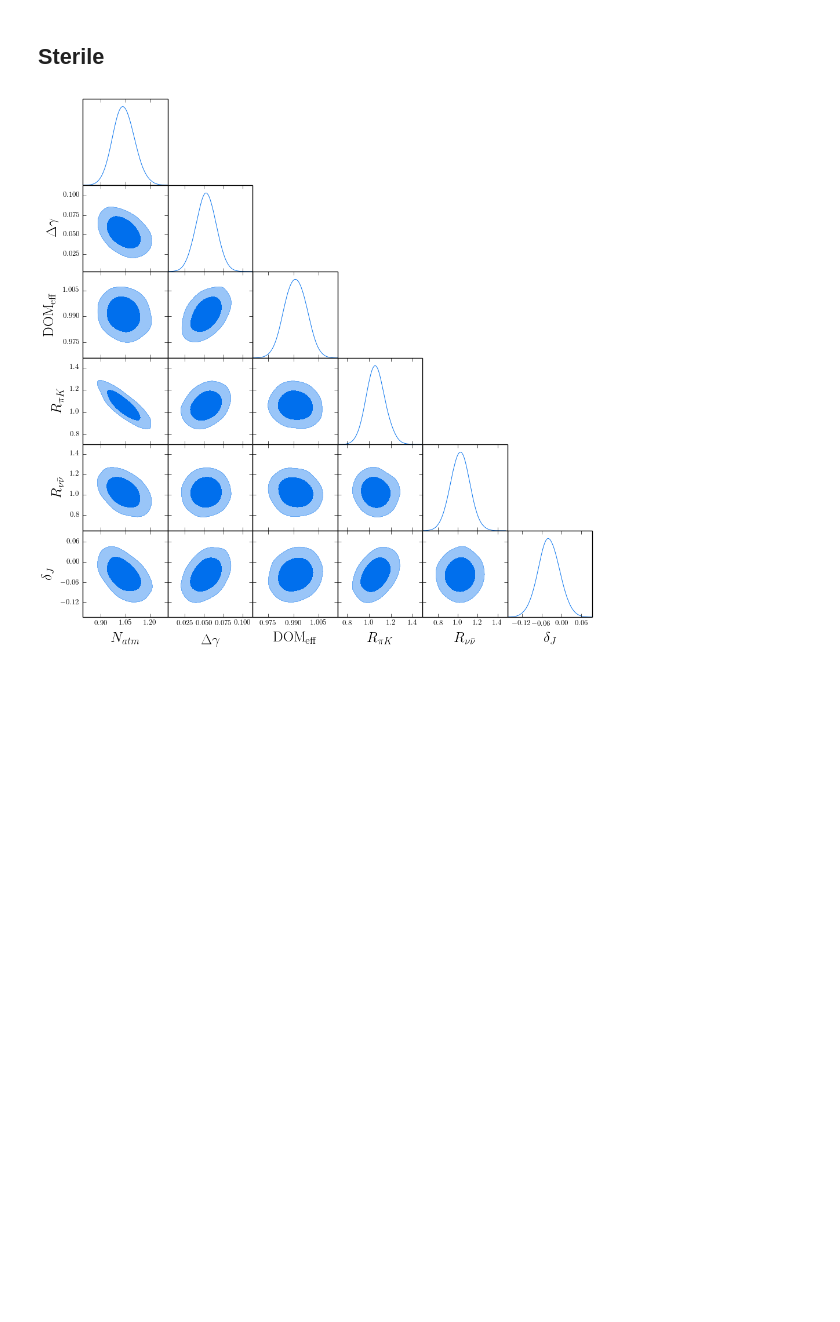
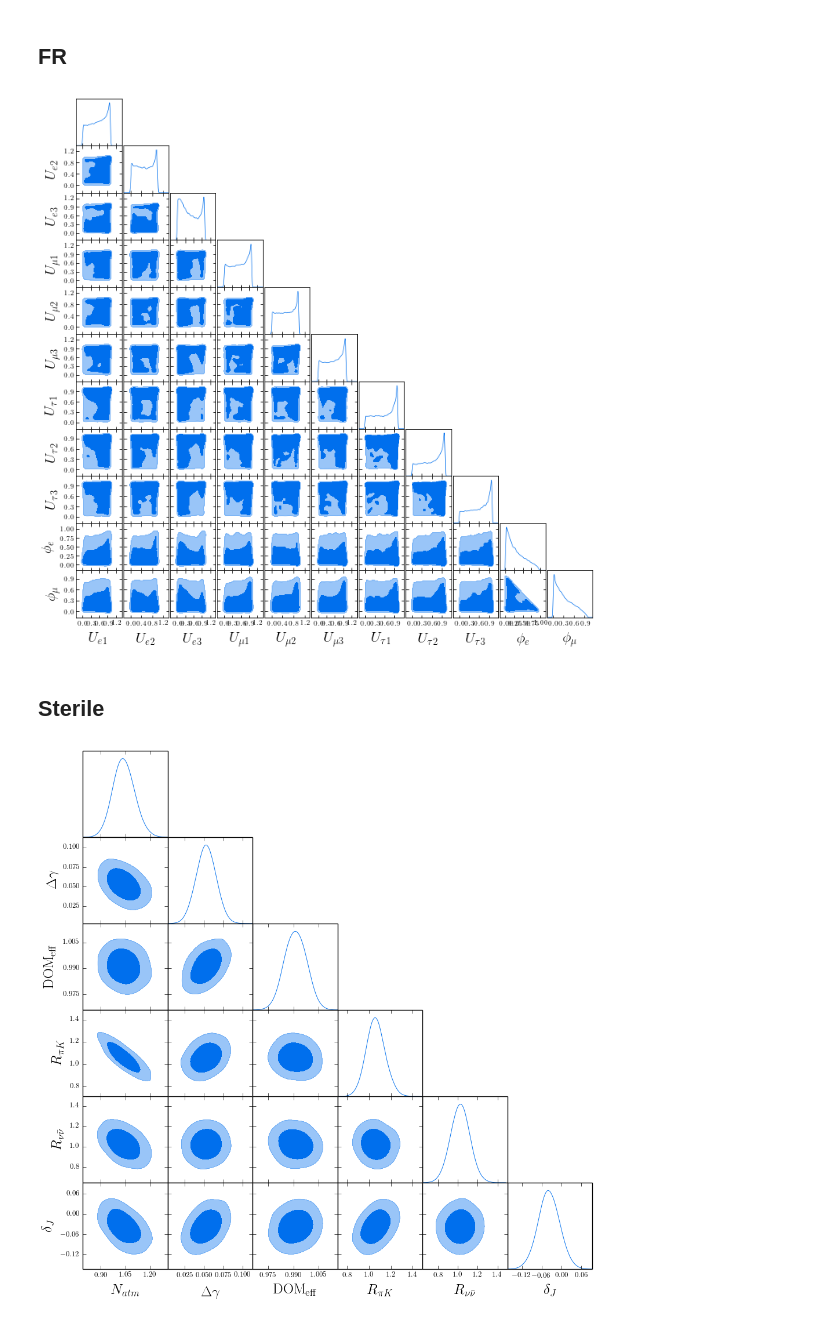
Before and after one commit to ShiveshM/flavour_triangle, a Jupyter notebook: Chainer.ipynb, the cells around one changed output. Saved outputs shown, nothing was run; the diff lists cells and outputs as text; code cells hidden in the pictures; blank space fills up the shorter version.

```diff
--- a/Chainer.ipynb
+++ b/Chainer.ipynb
@@ -15,6 +15,27 @@ cols = ['#29A2C6','#FF6D31','#FFCB18','#73B66B','#EF597B', '#333333']
 font = {'family' : 'serif',
         'weight' : 'bold',
         'size'   : 18}
+# %% [markdown]
+## FR
+# %%
+labels=[r'U_{e1}', r'U_{e2}', r'U_{e3}', \
+        r'U_{\mu1}', r'U_{\mu2}', r'U_{\mu3}', \
+        r'U_{\tau1}', r'U_{\tau2}', r'U_{\tau3}', \
+        r'\phi_e', r'\phi_\mu']
+# %%
+Tchain = np.load('/data/mandalia/flavour_ratio/data/mcmc_chain.npy')
+Tsample=mcsamples.MCSamples(samples=Tchain,labels=labels,names=[str(i) for i in range(11)])
+# %%
+g = plots.getSubplotPlotter(width_inch=10)
+g.settings.legend_fontsize=20
+g.settings.axes_fontsize=9
+g.settings.figure_legend_frame = False
+g.triangle_plot([Tsample],
+                filled=True, legend_labels=["Posterior"],
+                legend_loc="upper right",)
+g.export("fr_posterior.pdf")
+# %% [output]
+[figure, added]
 # %% [markdown]
 ## Sterile
 # %%
```
Also changed, not shown: 1 other file.
